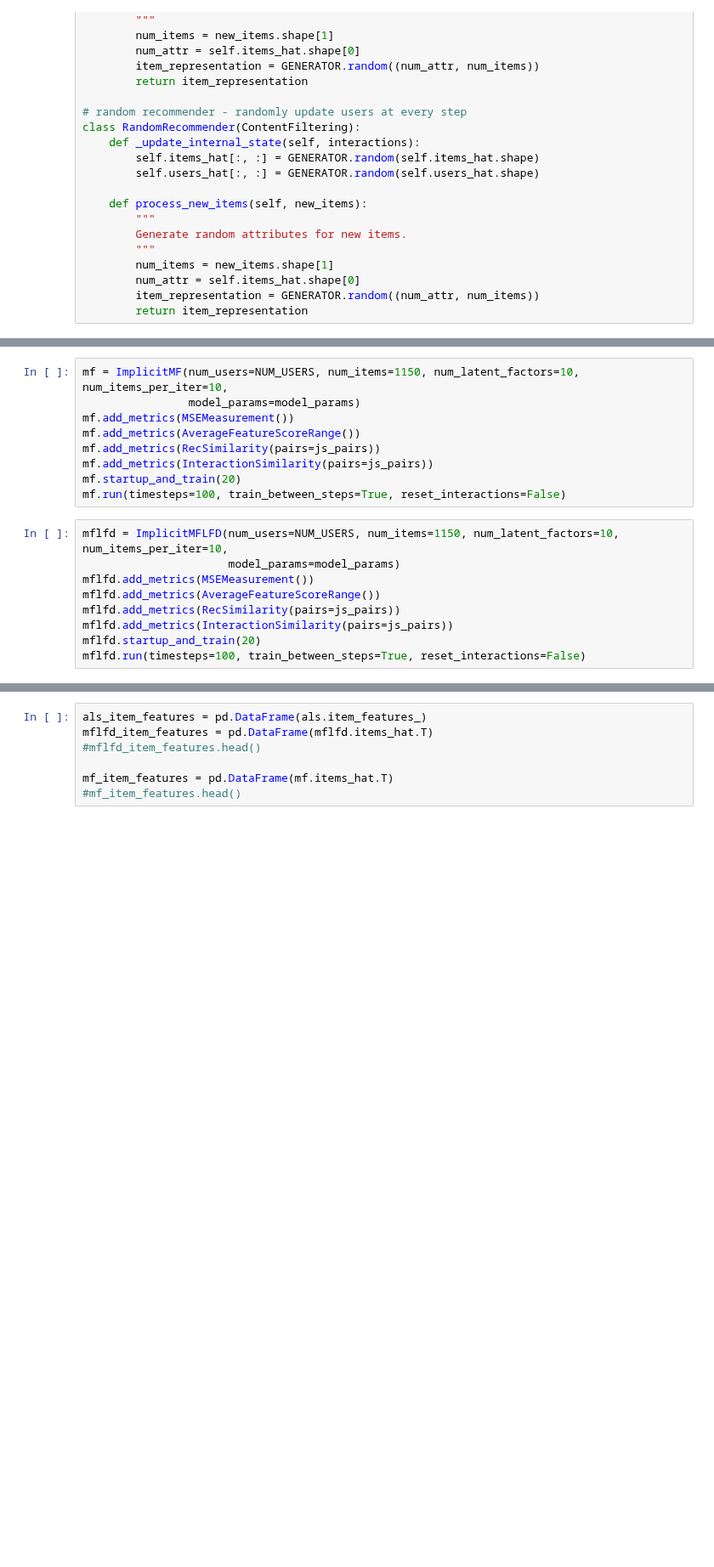
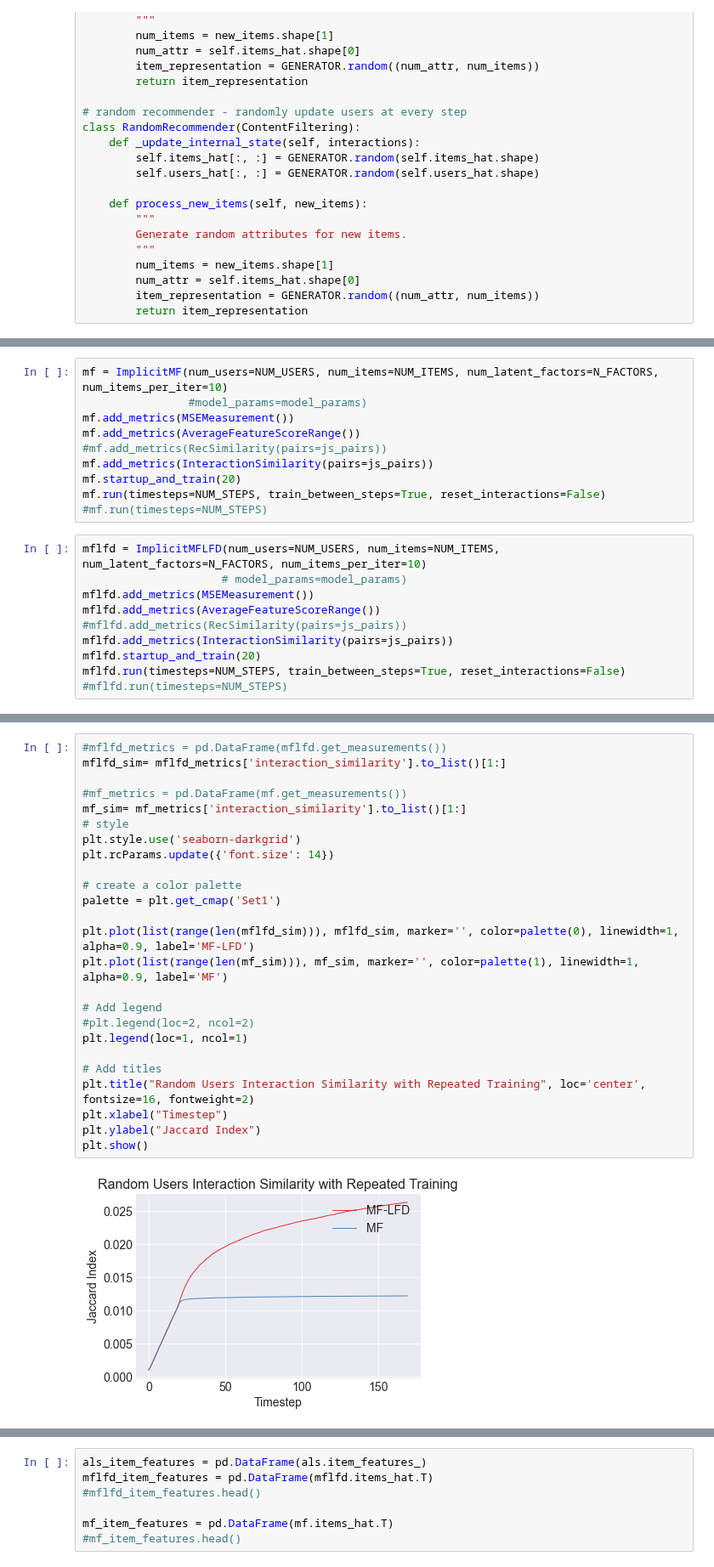
Before and after one commit to elucherini/t-recs, a Jupyter notebook: examples/MFLFDTesting.ipynb, the cells around one changed output, grey strips where cells are left out. Shown at 85% size. Saved outputs shown, nothing was run; the diff lists cells and outputs as text; blank space fills up the shorter version.

```diff
--- a/examples/MFLFDTesting.ipynb
+++ b/examples/MFLFDTesting.ipynb
@@ -56,21 +62,23 @@ NUM_USERS = 1000
 js_pairs = [(u1_idx, u2_idx) for u1_idx in range(NUM_USERS) for u2_idx in range(NUM_USERS) if u1_idx != u2_idx]
 # %%
-mf = ImplicitMF(num_users=NUM_USERS, num_items=1150, num_latent_factors=10, num_items_per_iter=10,
-                model_params=model_params)
+mf = ImplicitMF(num_users=NUM_USERS, num_items=NUM_ITEMS, num_latent_factors=N_FACTORS, num_items_per_iter=10)
+                #model_params=model_params)
 mf.add_metrics(MSEMeasurement())
 mf.add_metrics(AverageFeatureScoreRange())
-mf.add_metrics(RecSimilarity(pairs=js_pairs))
+#mf.add_metrics(RecSimilarity(pairs=js_pairs))
 mf.add_metrics(InteractionSimilarity(pairs=js_pairs))
 mf.startup_and_train(20)
-mf.run(timesteps=100, train_between_steps=True, reset_interactions=False)
+mf.run(timesteps=NUM_STEPS, train_between_steps=True, reset_interactions=False)
+#mf.run(timesteps=NUM_STEPS)
 # %%
-mflfd = ImplicitMFLFD(num_users=NUM_USERS, num_items=1150, num_latent_factors=10, num_items_per_iter=10,
-                      model_params=model_params)
+mflfd = ImplicitMFLFD(num_users=NUM_USERS, num_items=NUM_ITEMS, num_latent_factors=N_FACTORS, num_items_per_iter=10)
+                     # model_params=model_params)
 mflfd.add_metrics(MSEMeasurement())
 mflfd.add_metrics(AverageFeatureScoreRange())
-mflfd.add_metrics(RecSimilarity(pairs=js_pairs))
+#mflfd.add_metrics(RecSimilarity(pairs=js_pairs))
 mflfd.add_metrics(InteractionSimilarity(pairs=js_pairs))
 mflfd.startup_and_train(20)
-mflfd.run(timesteps=100, train_between_steps=True, reset_interactions=False)
+mflfd.run(timesteps=NUM_STEPS, train_between_steps=True, reset_interactions=False)
+#mflfd.run(timesteps=NUM_STEPS)
 # %%
 mflfd_metrics = pd.DataFrame(mflfd.get_measurements())
@@ -81 +106,28 @@ mf_afsr= mf_metrics['afsr'].to_list()[21:]
+# %%
+#mflfd_metrics = pd.DataFrame(mflfd.get_measurements())
+mflfd_sim= mflfd_metrics['interaction_similarity'].to_list()[1:]
+
+#mf_metrics = pd.DataFrame(mf.get_measurements())
+mf_sim= mf_metrics['interaction_similarity'].to_list()[1:]
+# style
+plt.style.use('seaborn-darkgrid')
+plt.rcParams.update({'font.size': 14})
+
+# create a color palette
+palette = plt.get_cmap('Set1')
+
+plt.plot(list(range(len(mflfd_sim))), mflfd_sim, marker='', color=palette(0), linewidth=1, alpha=0.9, label='MF-LFD')
+plt.plot(list(range(len(mf_sim))), mf_sim, marker='', color=palette(1), linewidth=1, alpha=0.9, label='MF')
+
+# Add legend
+#plt.legend(loc=2, ncol=2)
+plt.legend(loc=1, ncol=1)
+
+# Add titles
+plt.title("Random Users Interaction Similarity with Repeated Training", loc='center', fontsize=16, fontweight=2)
+plt.xlabel("Timestep")
+plt.ylabel("Jaccard Index")
+plt.show()
+# %% [output]
+[figure, added]
 # %%
```
Also changed, not shown: parts of 16 cells of this notebook, 1 other file.
